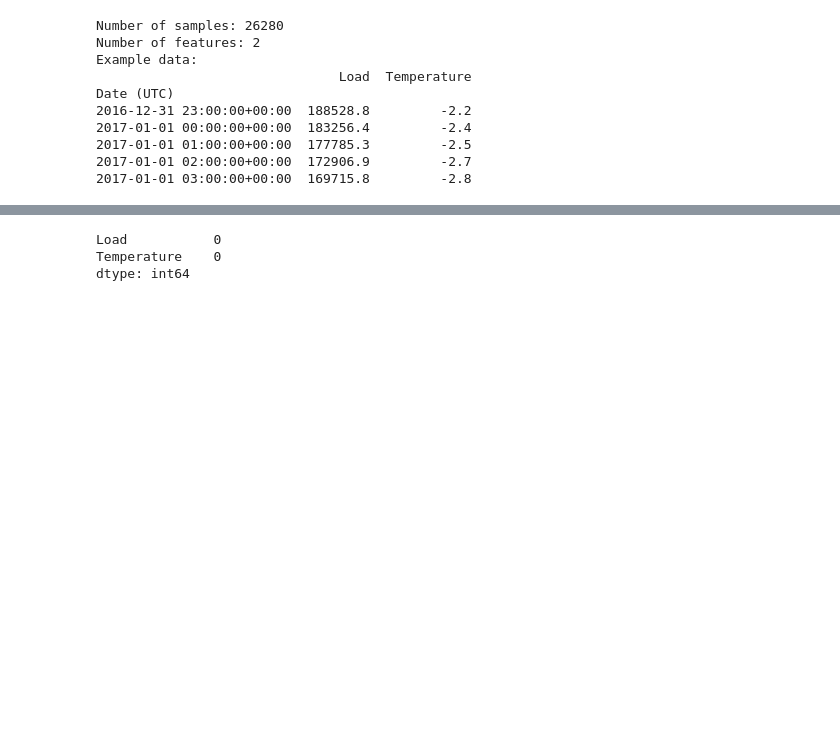
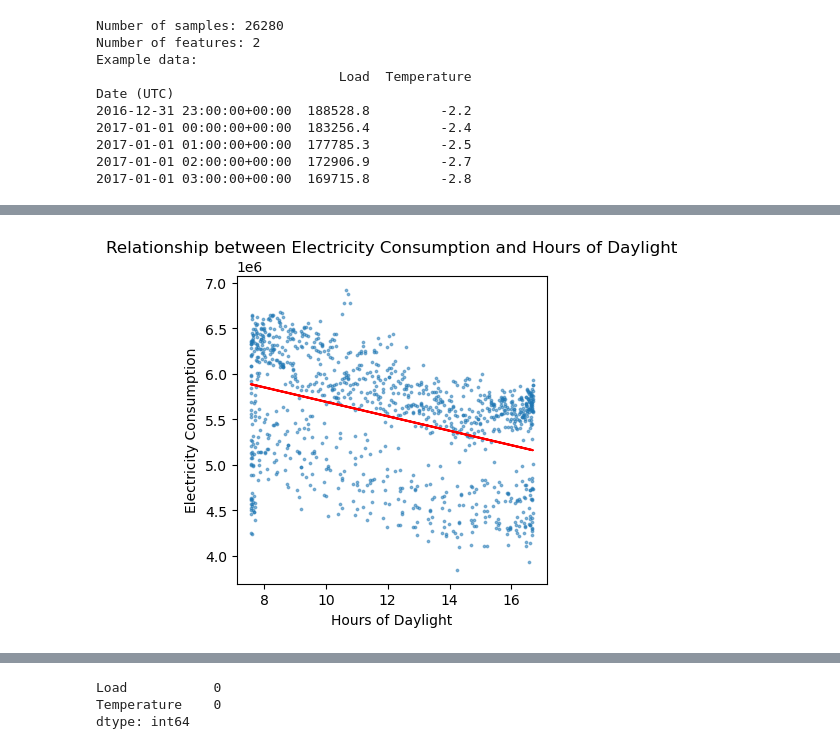
Before and after one commit to EjoelM/Opencampus_SH_TimeSeries_Energy, a Jupyter notebook: 1_DatasetCharacteristics/exploratory_data_analysis.ipynb, the cells around one changed output, grey strips where cells are left out. Drawn from its saved outputs; the diff is of its cells as text; code cells hidden in the pictures; blank space fills up the shorter version.

```diff
--- a/1_DatasetCharacteristics/exploratory_data_analysis.ipynb
+++ b/1_DatasetCharacteristics/exploratory_data_analysis.ipynb
@@ -45,0 +136,24 @@ Date (UTC)
+# %%
+latitude = 52
+days_of_year = range(1, 366)
+lambda_t_value = [0.4102 * np.sin(2 * np.pi / 365 * (dt - 80.25)) for dt in days_of_year]
+HDL_t = [7.722 * np.arccos(-np.tan(2 * np.pi * latitude / 360) * np.tan(lambda_t)) for lambda_t in lambda_t_value]
+df_daily = df.resample('D').agg({'Load': 'sum', 'Temperature': 'mean', 'Weekday': 'mean'})
+df_daily['Weekday'] = df_daily['Weekday'].astype(int)
+df_daily = df_daily.iloc[1:]
+HDL = np.tile(HDL_t, 3)
+df_daily['HDL'] = HDL[:len(df_daily)]
+
+plt.figure(figsize=(4, 4))
+plt.scatter(df_daily['HDL'], df_daily['Load'], alpha=0.5, s=3)
+x = df_daily['HDL']
+y = df_daily['Load']
+m, b = np.polyfit(x, y, 1)  # Fit a first-degree polynomial (linear)
+plt.plot(x, m*x + b, color='red', label='Trend line')
+
+plt.title('Relationship between Electricity Consumption and Hours of Daylight')
+plt.xlabel('Hours of Daylight')
+plt.ylabel('Electricity Consumption')
+plt.show()
+# %% [output]
+[figure, added]
```
Also changed, not shown: parts of 21 cells of this notebook, 1 other file.
